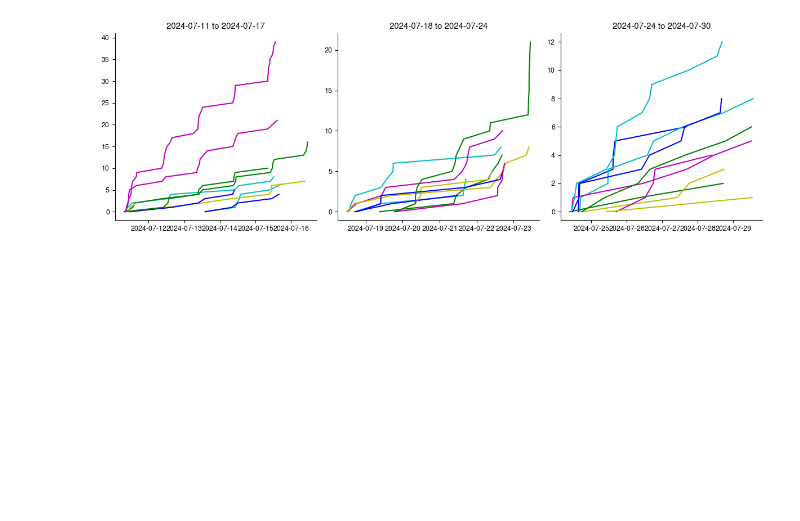
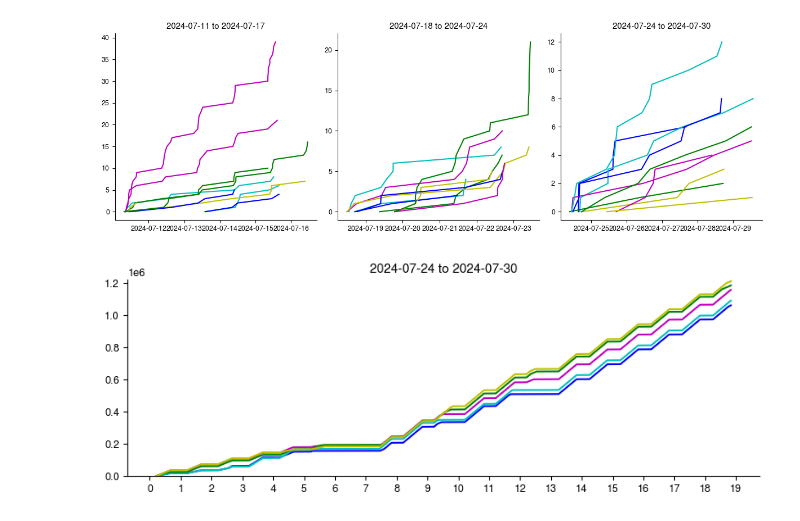
Before and after one commit to mparkergetz/bee_cam_data_processing, a Jupyter notebook: nb2_cumulative_img_counts.ipynb, the cells around one changed output. Saved outputs shown, nothing was run; the diff lists cells and outputs as text; code cells hidden in the pictures; blank space fills up the shorter version.

```diff
--- a/nb2_cumulative_img_counts.ipynb
+++ b/nb2_cumulative_img_counts.ipynb
@@ -228 +276,38 @@ plt.tight_layout()
+# %%
+fig, ax = plt.subplots(figsize=(8, 3))
+
+period_subset = treatment_times[
+    (treatment_times['datetime'] >= clover_start) & (treatment_times['datetime'] <= clover_end)
+].copy()
+
+
+image_counts = (
+period_subset.groupby(['color', 'datetime'])
+.size()
+.groupby(level=0)
+.cumsum()
+.reset_index(name='cumulative_count')
+)
+
+# image_counts['adjusted_cumulative_count'] = (
+# image_counts.groupby('color')['cumulative_count']
+# .transform(lambda x: x - x.min())
+# )
+
+for key, group in image_counts.groupby('color'):
+    color_key = key.split('_')[-1]
+    pi_key = key.split('_')[0]
+    line_color = color_map.get(color_key, 'k')
+    ax.plot(group['datetime'], group['cumulative_count'], label=key, color=line_color)
+
+
+ax.spines['top'].set_visible(False)
+ax.spines['right'].set_visible(False)
+ax.set_title(f'{start.date()} to {end.date()}')
+ax.set_xticks(pd.date_range(start=clover_start, end=clover_end, freq='D'))
+ax.set_xticklabels([(tick - clover_start).days for tick in pd.date_range(start=clover_start, end=clover_end, freq='D')])
+ax.set_ylim(0, 1220000)
+plt.tight_layout()
+# %% [output]
+[figure, added]
 # %%
```
Also changed, not shown: parts of 11 cells of this notebook, 1 other file.
